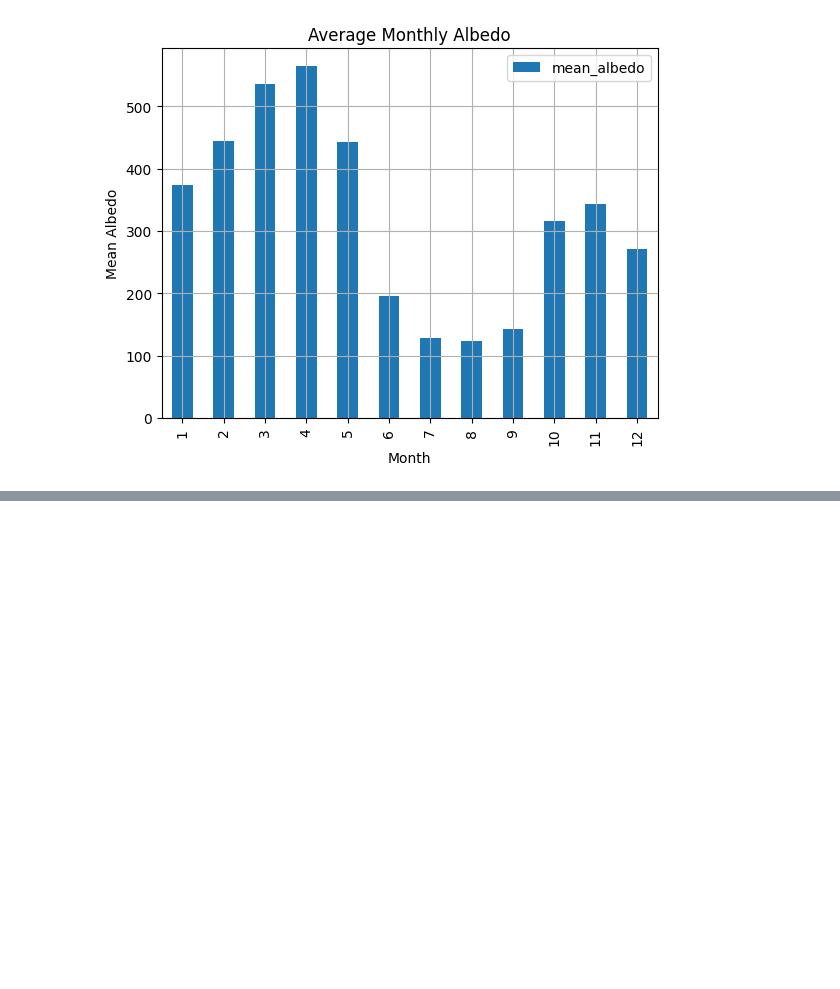
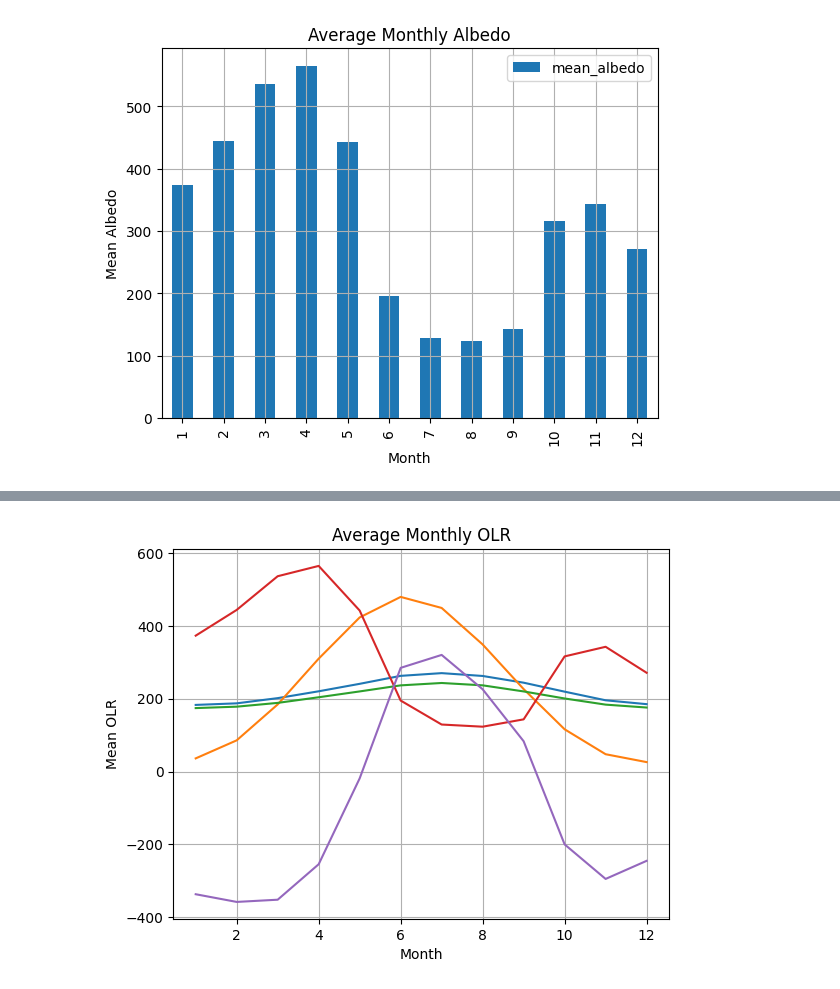
Before and after one commit to ZexterSedric/siberian-boreal-dynamics, a Jupyter notebook: analysis.ipynb, the cells around one changed output, grey strips where cells are left out. Saved outputs shown, nothing was run; the diff lists cells and outputs as text; code cells hidden in the pictures; blank space fills up the shorter version.

```diff
--- a/analysis.ipynb
+++ b/analysis.ipynb
@@ -164,3 +148,3 @@ df = pd.read_csv("Siberia_Albedo_Seasonal.csv")  # Replace with your actual file
 # %%
-monthly_avg = df.groupby('month')['mean_albedo'].mean().reset_index()
-print(monthly_avg)
+alb_monthly_avg = albedo_df.groupby('month')['mean_albedo'].mean().reset_index()
+print(alb_monthly_avg)
@@ -199,0 +204,38 @@ plt.show()
+# %%
+import xarray as xr
+import pandas as pd
+
+# Load NetCDF
+ds = xr.open_dataset("CERES_EBAF_TOA_OLR_Siberia.nc")
+
+# Inspect variable names
+print(ds.data_vars)
+
+# Extract OLR (this might be named like 'toa_lw_all_mon')
+sol = ds['solar_mon']
+# Mean over lat/lon
+monthly_sol= sol.mean(dim=['lat', 'lon'])
+# Convert to DataFrame
+solar_df = monthly_sol.to_dataframe().reset_index()
+# Add month/year columns
+solar_df['month'] = solar_df['time'].dt.month
+solar_df['year'] = solar_df['time'].dt.year
+# Optional: Monthly average across years
+sol_monthly_avg = solar_df.groupby('month')['solar_mon'].mean().reset_index()
+# %%
+import matplotlib.pyplot as plt
+
+# olr_monthly_avg.plot(x='month', y='toa_lw_all_mon', kind='bar')
+# alb_monthly_avg.plot(x='month', y='mean_albedo', kind='bar')
+plt.plot(olr_clr_monthly_avg['month'],olr_clr_monthly_avg['toa_lw_clr_c_mon'])
+plt.plot(sol_monthly_avg['month'],sol_monthly_avg['solar_mon'])
+plt.plot(olr_monthly_avg['month'],olr_monthly_avg['toa_lw_all_mon'])
+plt.plot(alb_monthly_avg['month'],alb_monthly_avg['mean_albedo'])
+plt.plot(sol_monthly_avg['month'],sol_monthly_avg['solar_mon']-alb_monthly_avg['mean_albedo'])
+plt.title('Average Monthly OLR')
+plt.xlabel('Month')
+plt.ylabel('Mean OLR')
+plt.grid(True)
+plt.show()
+# %% [output]
+[figure, added]
```
Also changed, not shown: parts of 21 cells of this notebook.
